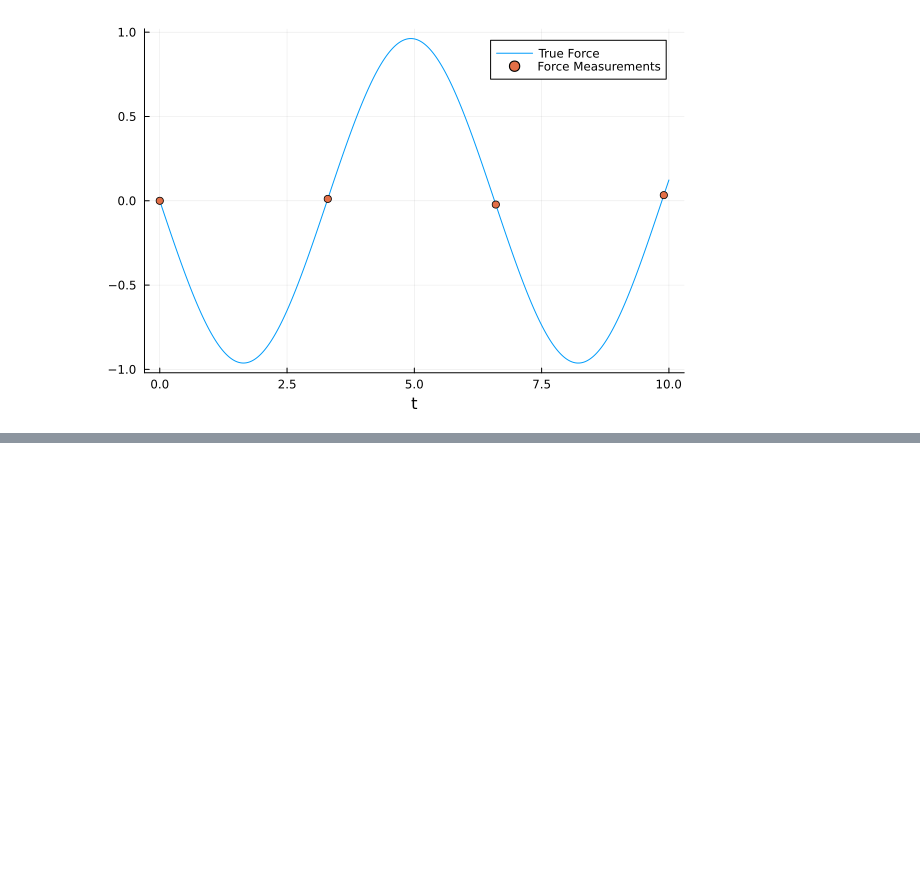
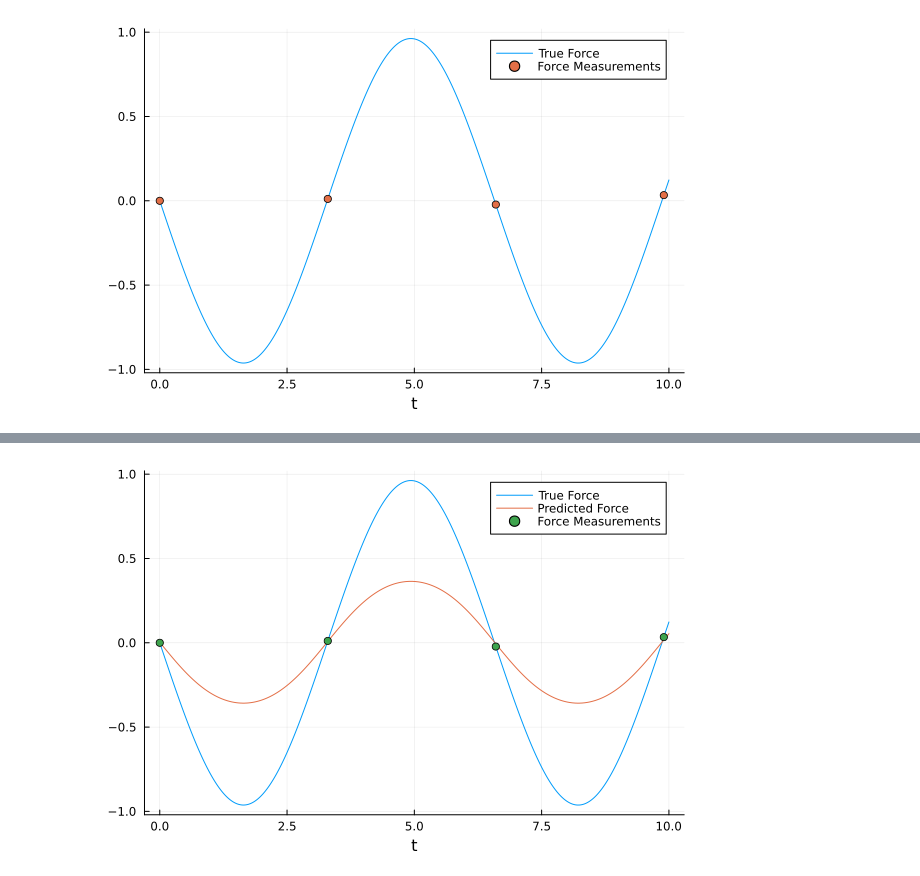
Before and after one commit to mlenes/surrogate_flow, a Jupyter notebook: flux_tests.ipynb, the cells around one changed output, grey strips where cells are left out. Drawn from its saved outputs; the diff is of its cells as text; code cells hidden in the pictures; blank space fills up the shorter version.

```diff
--- a/flux_tests.ipynb
+++ b/flux_tests.ipynb
@@ -73,10 +73,13 @@ force_plot = [force(state[1],state[2],k,t) for state in data_plot]
 
 t = 0:3.3:10
 dataset = sol(t)
-position_data = [state[2] for state in sol(t)]
-force_data = [force(state[1],state[2],k,t) for state in sol(t)]
+position_data = [state[2] for state in dataset]
+force_data = [force(state[1],state[2],k,t) for state in dataset]
 
 plot(plot_t,force_plot,xlabel="t",label="True Force")
 scatter!(t,force_data,label="Force Measurements")
 # %% [output]
 [figure]
+# %%
+NNForce = Chain(Dense(1, 32, tanh),
+                Dense(32, 1))
@@ -82,0 +129,9 @@ scatter!(t,force_data,label="Force Measurements")
+# %%
+dat = reshape(positions_plot, 1, :)
+learned_force_plot = NNForce(dat) |> vec
+
+plot(plot_t,force_plot,xlabel="t",label="True Force")
+plot!(plot_t,learned_force_plot,label="Predicted Force")
+scatter!(t,force_data,label="Force Measurements")
+# %% [output]
+[figure, added]
```
Also changed, not shown: parts of 13 cells of this notebook, 2 other files.
